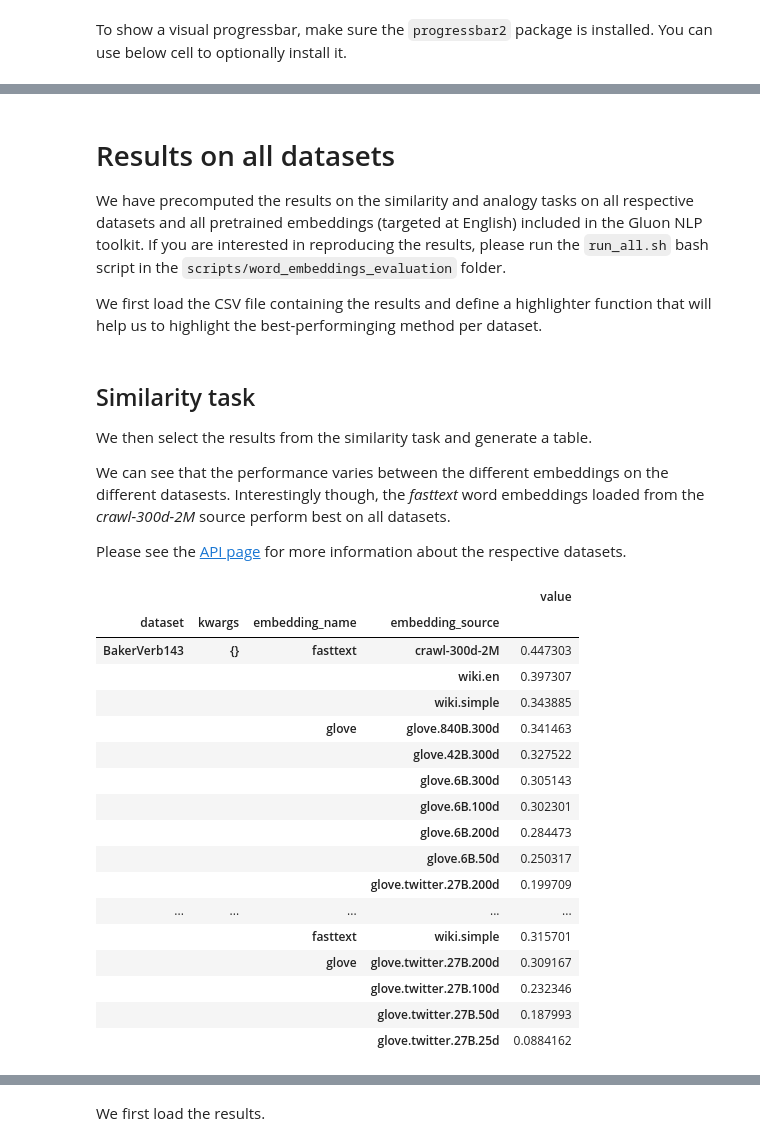
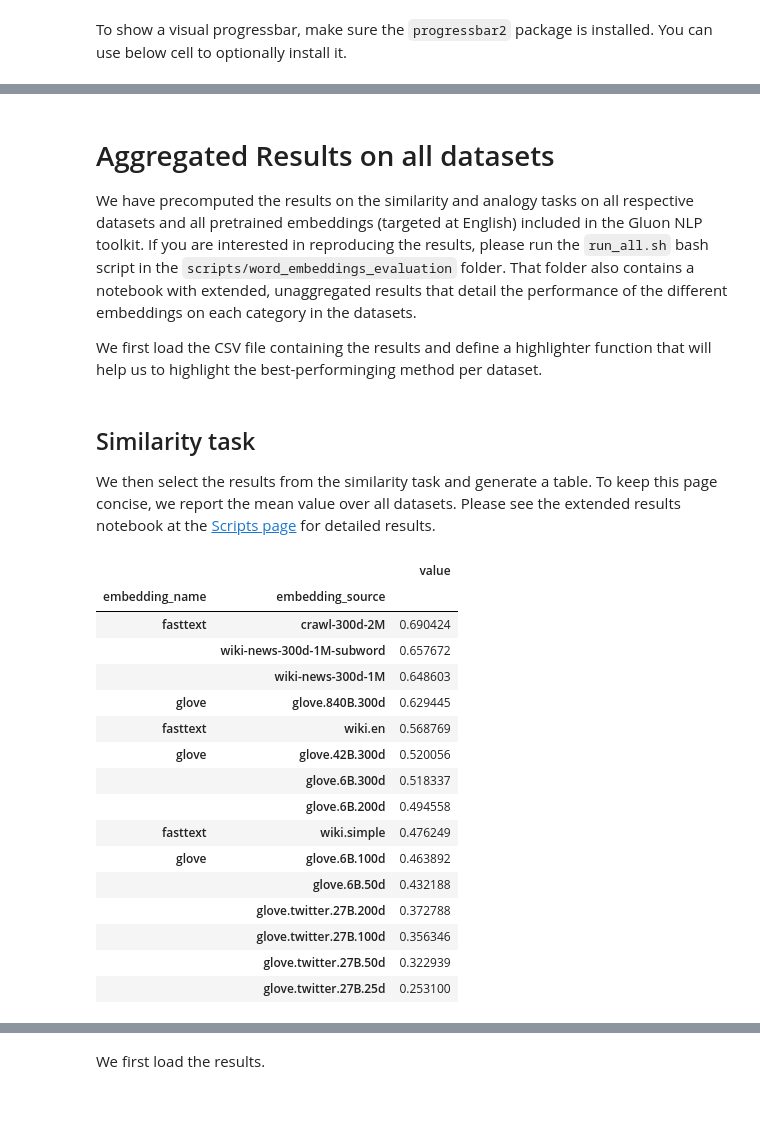
Before and after one commit to dmlc/gluon-nlp, a Jupyter notebook: docs/examples/word_embedding_evaluation.ipynb, the cells around one changed output, grey strips where cells are left out. Saved outputs shown, nothing was run; the diff lists cells and outputs as text; code cells hidden in the pictures; blank space fills up the shorter version.

Commit message:
Split word embedding evaluation notebook notebooks

```diff
--- a/docs/examples/word_embedding_evaluation.ipynb
+++ b/docs/examples/word_embedding_evaluation.ipynb
@@ -207,15 +207,15 @@ print('Accuracy on %s: %s'% (google_analogy.__class__.__name__, acc.get()[1]))
 Accuracy on GoogleAnalogyTestSet: 0.794472152950956
 # %% [markdown]
-# Results on all datasets
+# Aggregated Results on all datasets
 
-We have precomputed the results on the similarity and analogy tasks on all respective datasets and all pretrained embeddings (targeted at English) included in the Gluon NLP toolkit. If you are interested in reproducing the results, please run the `run_all.sh` bash script in the `scripts/word_embeddings_evaluation` folder.
+We have precomputed the results on the similarity and analogy tasks on all respective datasets and all pretrained embeddings (targeted at English) included in the Gluon NLP toolkit. If you are interested in reproducing the results, please run the `run_all.sh` bash script in the `scripts/word_embeddings_evaluation` folder. That folder also contains a notebook with extended, unaggregated results that detail the performance of the different embeddings on each category in the datasets.
 
 We first load the CSV file containing the results and define a highlighter function that will help us to highlight the best-performinging method per dataset.
 # %%
 import pandas as pd
 pd.options.display.max_rows = 999
 
-df = pd.read_table("word_embedding_evaluation_results.csv", header=None, names=[
+df = pd.read_table("../../scripts/word_embedding_evaluation/results-vocablimit.csv", header=None, names=[
     "evaluation_type", "dataset", "kwargs", "embedding_name",
     "embedding_source", "evaluation", "value", "num_samples"
 ])
@@ -237,52 +237,46 @@ def get_multi_index_highlighter(levels=[0, 1]):
     return multi_index_highlighter
 # %% [markdown]
 ## Similarity task
-We then select the results from the similarity task and generate a table.
-
-We can see that the performance varies between the different embeddings on the different datasests. Interestingly though, the *fasttext* word embeddings loaded from the *crawl-300d-2M* source perform best on all datasets.
-
-Please see the [API page](http://gluon-nlp.mxnet.io/api/data.html#word-embedding-evaluation-datasets) for more information about the respective datasets.
+We then select the results from the similarity task and generate a table. To keep this page concise, we report the mean value over all datasets. Please see the extended results notebook at the [Scripts page](http://gluon-nlp.mxnet.io/scripts/index.html) for detailed results.
 # %%
 dfs = df[~df["dataset"].isin(["BiggerAnalogyTestSet", "GoogleAnalogyTestSet"])].drop(["evaluation_type", "evaluation", "num_samples"], axis=1)
 dfs = dfs[dfs["embedding_source"].isin([
     "glove.42B.300d",
     "glove.6B.100d",
     "glove.6B.200d",
     "glove.6B.300d",
     "glove.6B.50d",
     "glove.840B.300d",
     "glove.twitter.27B.100d",
     "glove.twitter.27B.200d",
     "glove.twitter.27B.25d",
     "glove.twitter.27B.50d",
     "wiki.en",
     "wiki.simple",
     "crawl-300d-2M",
-    "wiki-news-300d-1M"
+    "wiki-news-300d-1M",
+    "wiki-news-300d-1M-subword"
 ])]
 
-dfsi = dfs.set_index(["dataset", "kwargs", "embedding_name", "embedding_source"])
-dfsi = dfsi.sort_values(by='value', ascending=False).sort_index(level=[0,1], sort_remaining=False)
-dfsi.style.apply(get_multi_index_highlighter(levels=[0,1]))
-# To get the html representation of the rendered table, call `render()` on the Styler
+dfs = dfs.groupby(["embedding_name", "embedding_source"]).mean()
+dfs.sort_values(by='value', ascending=False)
 # %% [output]
-|  |  |  |  | value |
-| dataset | kwargs | embedding_name | embedding_source |  |
-| BakerVerb143 | {} | fasttext | crawl-300d-2M | 0.447303 |
-|  |  |  | wiki.en | 0.397307 |
-|  |  |  | wiki.simple | 0.343885 |
-|  |  | glove | glove.840B.300d | 0.341463 |
-|  |  |  | glove.42B.300d | 0.327522 |
-|  |  |  | glove.6B.300d | 0.305143 |
-|  |  |  | glove.6B.100d | 0.302301 |
-|  |  |  | glove.6B.200d | 0.284473 |
-|  |  |  | glove.6B.50d | 0.250317 |
-|  |  |  | glove.twitter.27B.200d | 0.199709 |
-| ... | ... | ... | ... | ... |
-|  |  | fasttext | wiki.simple | 0.315701 |
-|  |  | glove | glove.twitter.27B.200d | 0.309167 |
-|  |  |  | glove.twitter.27B.100d | 0.232346 |
-|  |  |  | glove.twitter.27B.50d | 0.187993 |
-|  |  |  | glove.twitter.27B.25d | 0.0884162 |
+|  |  | value |
+| embedding_name | embedding_source |  |
+| fasttext | crawl-300d-2M | 0.690424 |
+|  | wiki-news-300d-1M-subword | 0.657672 |
+|  | wiki-news-300d-1M | 0.648603 |
+| glove | glove.840B.300d | 0.629445 |
+| fasttext | wiki.en | 0.568769 |
+| glove | glove.42B.300d | 0.520056 |
+|  | glove.6B.300d | 0.518337 |
+|  | glove.6B.200d | 0.494558 |
+| fasttext | wiki.simple | 0.476249 |
+| glove | glove.6B.100d | 0.463892 |
+|  | glove.6B.50d | 0.432188 |
+|  | glove.twitter.27B.200d | 0.372788 |
+|  | glove.twitter.27B.100d | 0.356346 |
+|  | glove.twitter.27B.50d | 0.322939 |
+|  | glove.twitter.27B.25d | 0.253100 |
 # %% [markdown]
 ## Analogy task
```
Also changed, not shown: parts of 12 cells of this notebook, 3 other files.
